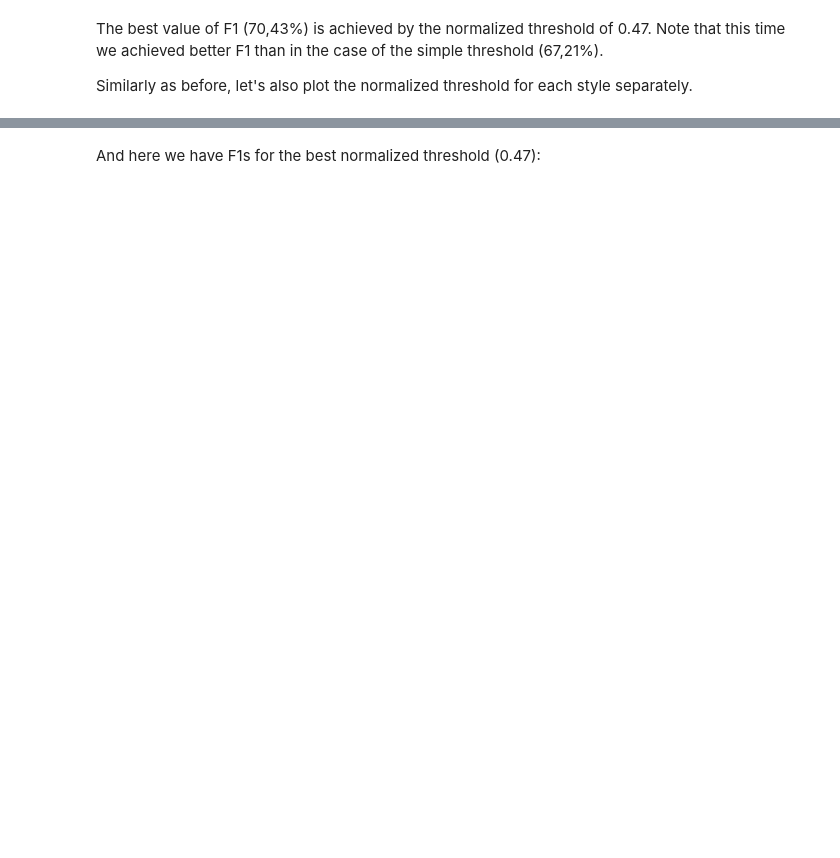
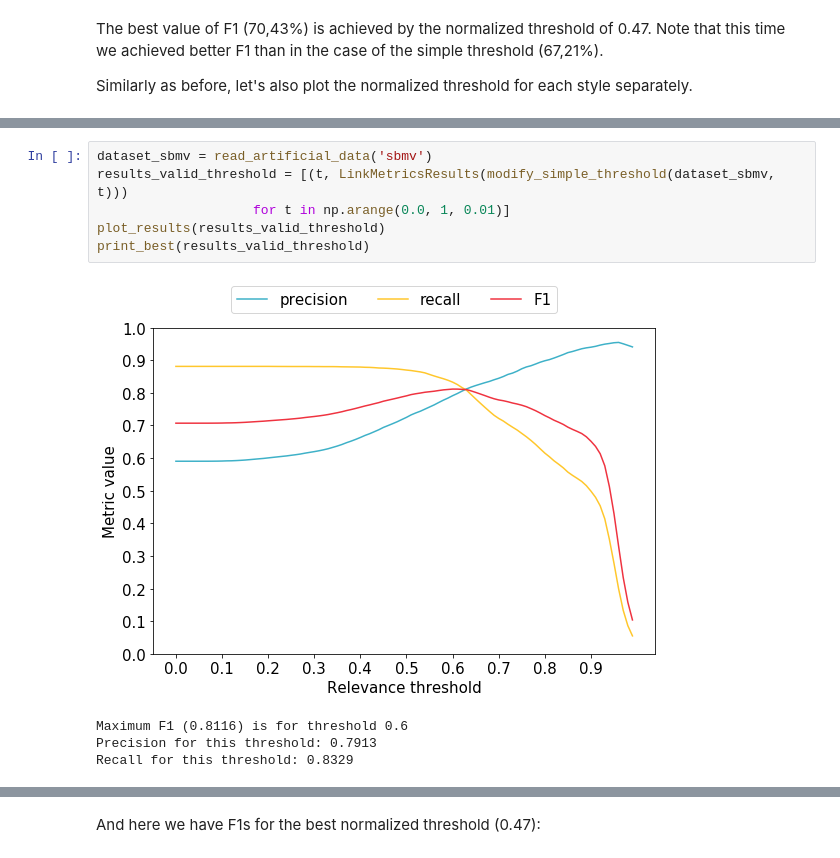
Before and after one commit to CrossRef/reference-matching-evaluation, a Jupyter notebook: analyses/relevance_threshold.ipynb, the cells around one changed output, grey strips where cells are left out. Cells and saved outputs as stored; diff of their text form; blank space fills up the shorter version.

```diff
--- a/analyses/relevance_threshold.ipynb
+++ b/analyses/relevance_threshold.ipynb
@@ -287,0 +303,11 @@ plot_threshold_by_styles(best_threshold_norm_styles, balanced_threshold_norm_sty
+# %%
+dataset_sbmv = read_artificial_data('sbmv')
+results_valid_threshold = [(t, LinkMetricsResults(modify_simple_threshold(dataset_sbmv, t)))
+                    for t in np.arange(0.0, 1, 0.01)]
+plot_results(results_valid_threshold)
+print_best(results_valid_threshold)
+# %% [output]
+[figure, added]
+Maximum F1 (0.8116) is for threshold 0.6
+Precision for this threshold: 0.7913
+Recall for this threshold: 0.8329
```
Also changed, not shown: parts of 36 cells of this notebook, 16 other files.
